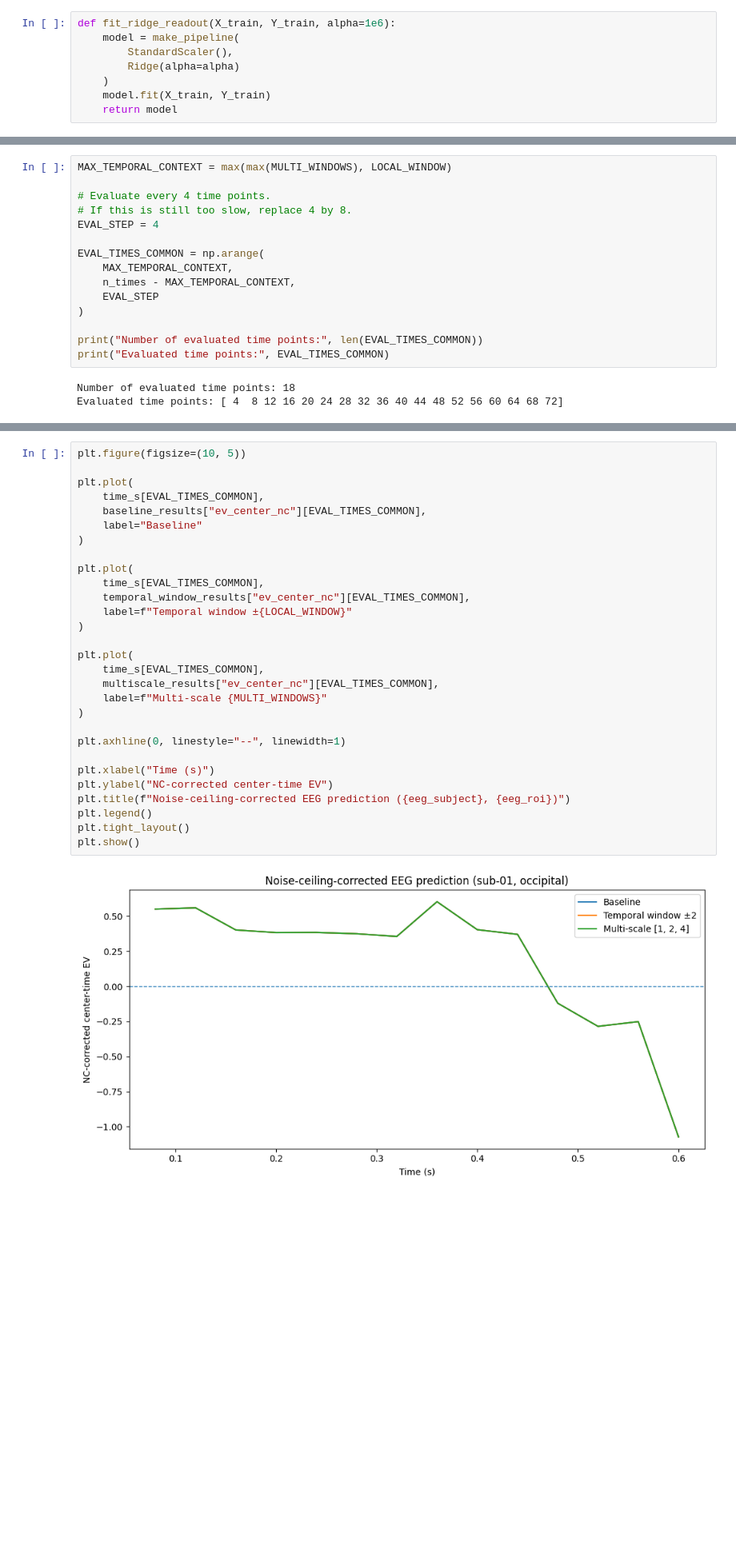
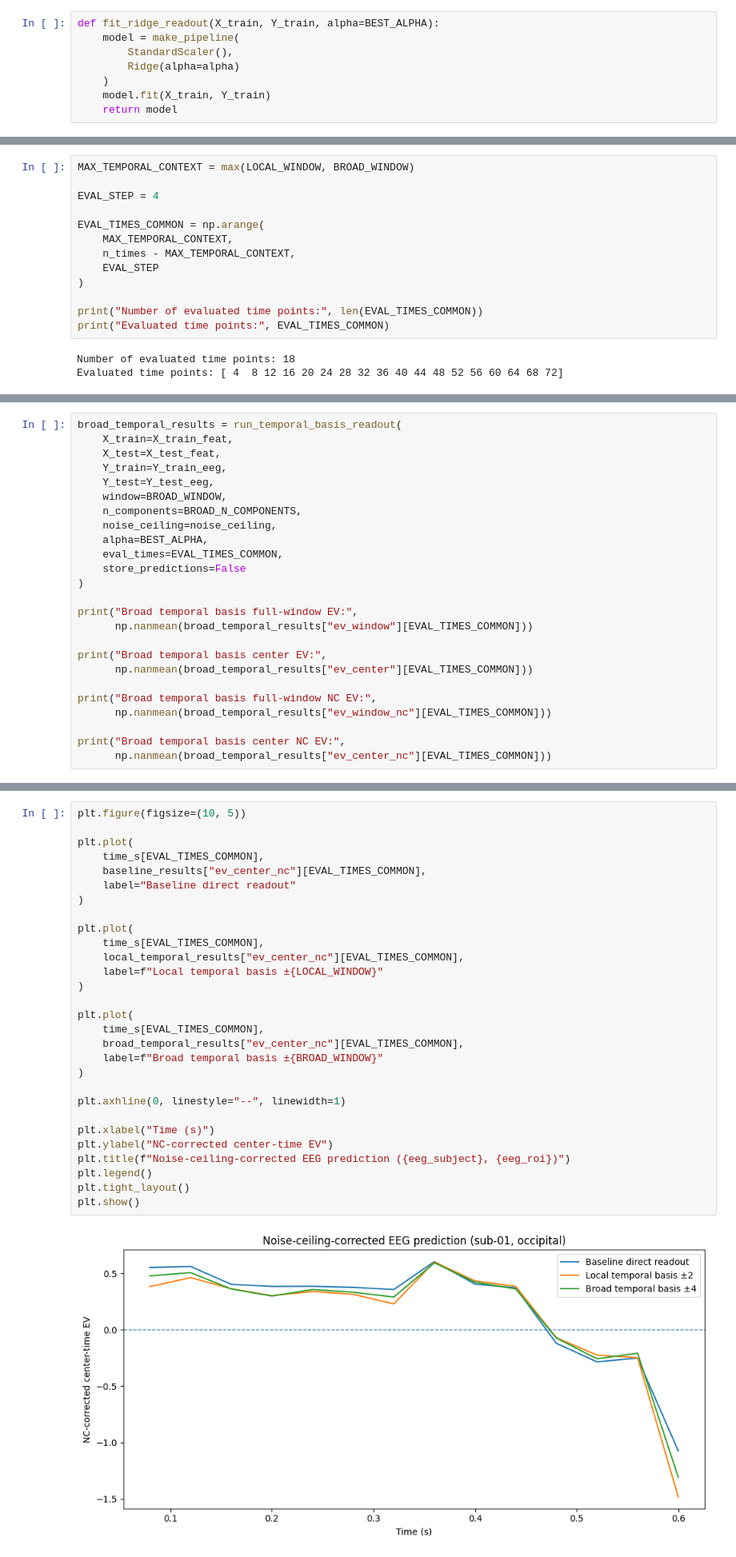
Before and after one commit to Shakikii/Brain-like_Project, a Jupyter notebook: nx414_Clara.ipynb, the cells around one changed output, grey strips where cells are left out. Shown at 80% size. Saved outputs shown, nothing was run; the diff lists cells and outputs as text; blank space fills up the shorter version.

```diff
--- a/nx414_Clara.ipynb
+++ b/nx414_Clara.ipynb
@@ -2835,7 +2900,7 @@ def flatten_nc_window(noise_ceiling, start, end):
 # %% [markdown]
 ### 3.4 Model fitting function
 # %%
-def fit_ridge_readout(X_train, Y_train, alpha=1e6):
+def fit_ridge_readout(X_train, Y_train, alpha=BEST_ALPHA):
     model = make_pipeline(
         StandardScaler(),
         Ridge(alpha=alpha)
@@ -2849,10 +2914,8 @@ Temporal readouts result in a model based on a central time point.
 To avoid kernel crashes, a regular subset of time points is evaluated.
 All methods are then compared on precisely these same time points.
 # %%
-MAX_TEMPORAL_CONTEXT = max(max(MULTI_WINDOWS), LOCAL_WINDOW)
+MAX_TEMPORAL_CONTEXT = max(LOCAL_WINDOW, BROAD_WINDOW)
 
-# Evaluate every 4 time points.
-# If this is still too slow, replace 4 by 8.
 EVAL_STEP = 4
 
 EVAL_TIMES_COMMON = np.arange(
@@ -3309,0 +3231,25 @@ Multi-scale mean center NC-corrected EV: 0.19020421586992708
+# %%
+broad_temporal_results = run_temporal_basis_readout(
+    X_train=X_train_feat,
+    X_test=X_test_feat,
+    Y_train=Y_train_eeg,
+    Y_test=Y_test_eeg,
+    window=BROAD_WINDOW,
+    n_components=BROAD_N_COMPONENTS,
+    noise_ceiling=noise_ceiling,
+    alpha=BEST_ALPHA,
+    eval_times=EVAL_TIMES_COMMON,
+    store_predictions=False
+)
+
+print("Broad temporal basis full-window EV:",
+      np.nanmean(broad_temporal_results["ev_window"][EVAL_TIMES_COMMON]))
+
+print("Broad temporal basis center EV:",
+      np.nanmean(broad_temporal_results["ev_center"][EVAL_TIMES_COMMON]))
+
+print("Broad temporal basis full-window NC EV:",
+      np.nanmean(broad_temporal_results["ev_window_nc"][EVAL_TIMES_COMMON]))
+
+print("Broad temporal basis center NC EV:",
+      np.nanmean(broad_temporal_results["ev_center_nc"][EVAL_TIMES_COMMON]))
@@ -3439,34 +3659,34 @@ plt.show()
 # %%
 plt.figure(figsize=(10, 5))
 
 plt.plot(
     time_s[EVAL_TIMES_COMMON],
     baseline_results["ev_center_nc"][EVAL_TIMES_COMMON],
-    label="Baseline"
+    label="Baseline direct readout"
 )
 
 plt.plot(
     time_s[EVAL_TIMES_COMMON],
-    temporal_window_results["ev_center_nc"][EVAL_TIMES_COMMON],
-    label=f"Temporal window ±{LOCAL_WINDOW}"
+    local_temporal_results["ev_center_nc"][EVAL_TIMES_COMMON],
+    label=f"Local temporal basis ±{LOCAL_WINDOW}"
 )
 
 plt.plot(
     time_s[EVAL_TIMES_COMMON],
-    multiscale_results["ev_center_nc"][EVAL_TIMES_COMMON],
-    label=f"Multi-scale {MULTI_WINDOWS}"
+    broad_temporal_results["ev_center_nc"][EVAL_TIMES_COMMON],
+    label=f"Broad temporal basis ±{BROAD_WINDOW}"
 )
 
 plt.axhline(0, linestyle="--", linewidth=1)
 
 plt.xlabel("Time (s)")
 plt.ylabel("NC-corrected center-time EV")
 plt.title(f"Noise-ceiling-corrected EEG prediction ({eeg_subject}, {eeg_roi})")
 plt.legend()
 plt.tight_layout()
 plt.show()
 # %% [output]
-[figure, old version]
+[figure, new version]
 # %% [markdown]
 #### Mean center-time performance
 # %%
```
Also changed, not shown: parts of 27 cells of this notebook.
